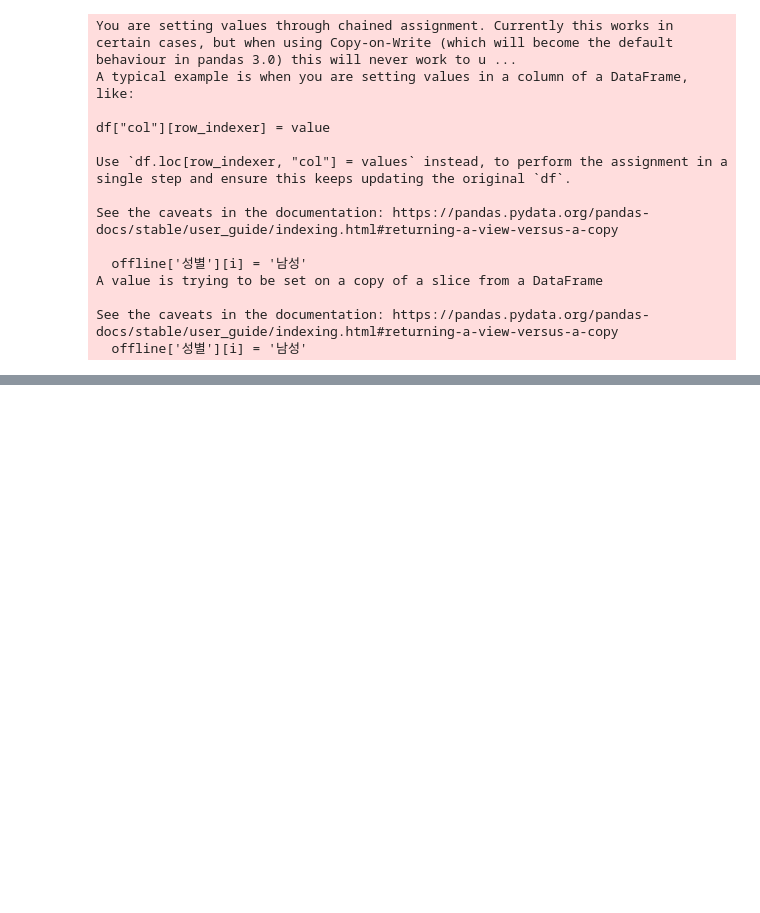
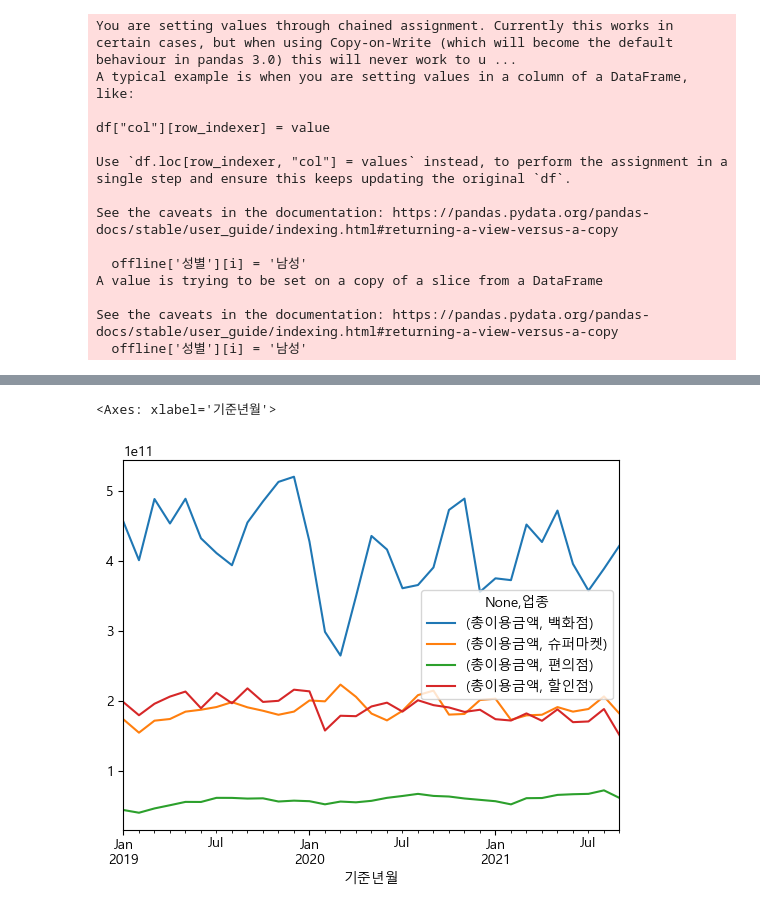
Before and after one commit to do-po/test_1, a Jupyter notebook: Python/24_03_26/card.ipynb, the cells around one changed output, grey strips where cells are left out. Cells and saved outputs as stored; diff of their text form; code cells hidden in the pictures; blank space fills up the shorter version.

```diff
--- a/Python/24_03_26/card.ipynb
+++ b/Python/24_03_26/card.ipynb
@@ -113,0 +164,16 @@ offline.pivot_table( # 생성된 파생 변수를 이용해 pivot_table()을 사
+# %%
+## column의 데이터를 index로 변경
+    ## 설정하다 (set) + 인덱스 (index) = set_index()
+offline.set_index('기준년월', inplace = True)
+# %%
+## 기준년월별 총 이용금액의 합계를 그래프로 시각화
+    ## 그룹화
+
+# offline.groupby(['기준년월']).sum()['총이용금액']
+
+group_data2 = offline[['업종', '총이용금액']].groupby(['기준년월', '업종']).sum() # 기준년월 앞에서 안 뽑아와도 지금 index가 기준년월로 나와있기 때문에 굳이 안 뽑아도 실행이 잘 되는 것
+# %%
+group_data2.unstack().plot(kind =  'line') # unstack() 안 쓰면 무슨 지진계마냥 나온다. 업종을 column으로 옮겨서 그래프 제대로 다시 그리기 위해 unstack() 사용함
+# %% [output]
+<Axes: xlabel='기준년월'>
+[figure, added]
```
Also changed, not shown: parts of 14 cells of this notebook.
